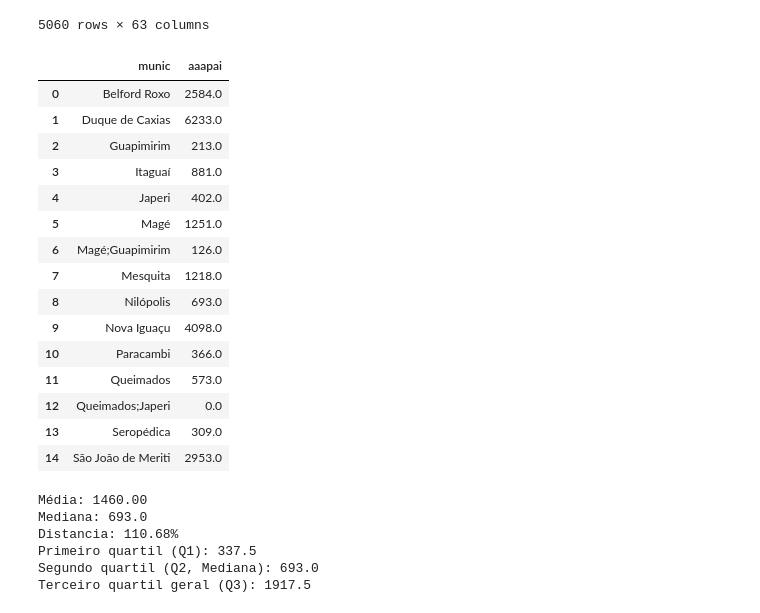
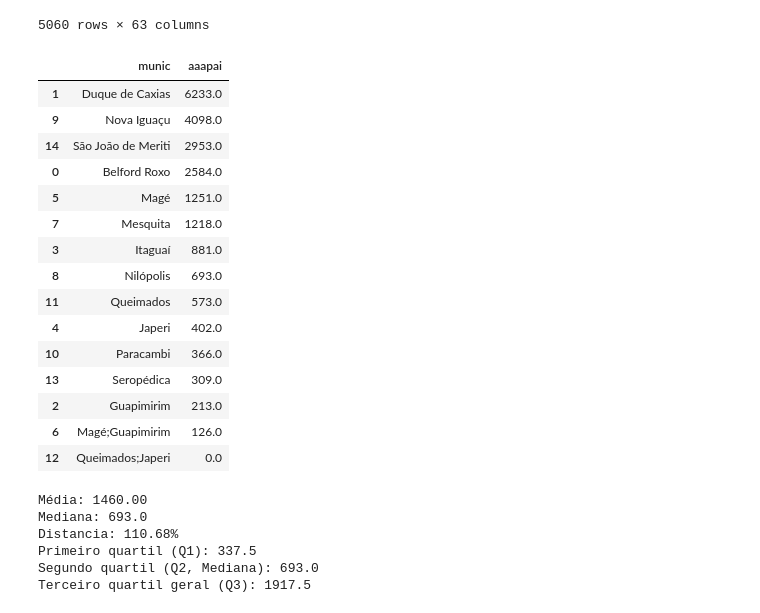
Before and after one commit to leticyanunes/Repo_Senac, a Jupyter notebook: Projeto_de_revisão_ASP.ipynb, the cells around one changed output. Cells and saved outputs as stored; diff of their text form; code cells hidden in the pictures.

```diff
--- a/Projeto_de_revisão_ASP.ipynb
+++ b/Projeto_de_revisão_ASP.ipynb
@@ -43,24 +58,24 @@ baixada
 5060 rows × 63 columns
 # %%
 menores = baixada.groupby('munic')['aaapai'].sum().reset_index()
-menores
+menores.sort_values(by = 'aaapai', ascending = False)
 # %% [output]
 |  | munic | aaapai |
+| 1 | Duque de Caxias | 6233.0 |
+| 9 | Nova Iguaçu | 4098.0 |
+| 14 | São João de Meriti | 2953.0 |
 | 0 | Belford Roxo | 2584.0 |
-| 1 | Duque de Caxias | 6233.0 |
+| 5 | Magé | 1251.0 |
+| 7 | Mesquita | 1218.0 |
+| 3 | Itaguaí | 881.0 |
+| 8 | Nilópolis | 693.0 |
+| 11 | Queimados | 573.0 |
+| 4 | Japeri | 402.0 |
+| 10 | Paracambi | 366.0 |
+| 13 | Seropédica | 309.0 |
 | 2 | Guapimirim | 213.0 |
-| 3 | Itaguaí | 881.0 |
-| 4 | Japeri | 402.0 |
-| 5 | Magé | 1251.0 |
 | 6 | Magé;Guapimirim | 126.0 |
-| 7 | Mesquita | 1218.0 |
-| 8 | Nilópolis | 693.0 |
-| 9 | Nova Iguaçu | 4098.0 |
-| 10 | Paracambi | 366.0 |
-| 11 | Queimados | 573.0 |
 | 12 | Queimados;Japeri | 0.0 |
-| 13 | Seropédica | 309.0 |
-| 14 | São João de Meriti | 2953.0 |
 # %%
 apreensao_menores_array = np.array(menores['aaapai'])
 # %%
```
Also changed, not shown: parts of 33 cells of this notebook, 9 other files.
